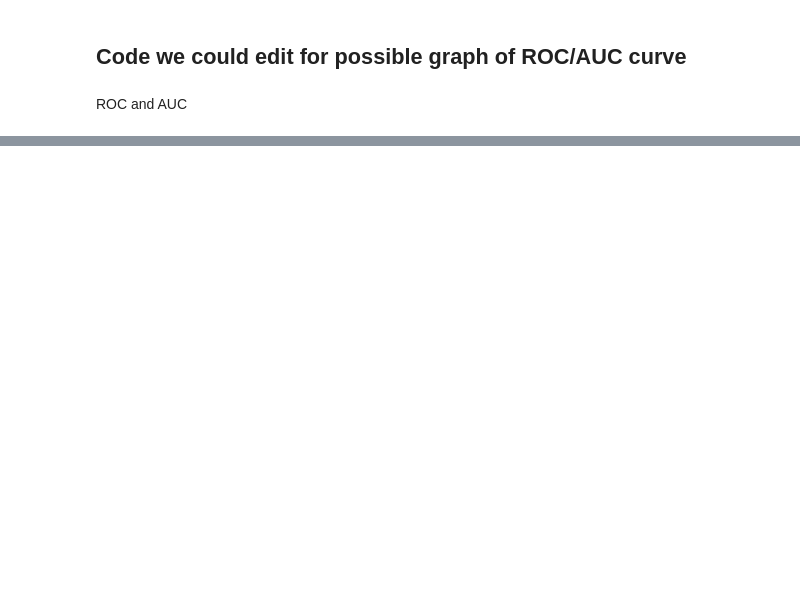
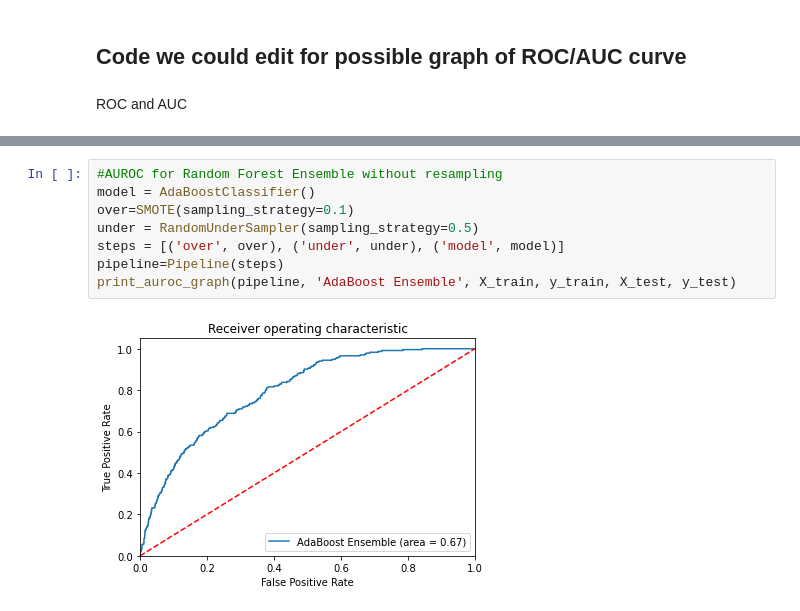
Before and after one commit to jhirschibar/ML_Options_trading, a Jupyter notebook: Initital_Analysis.ipynb, the cells around one changed output, grey strips where cells are left out. Drawn from its saved outputs; the diff is of its cells as text; blank space fills up the shorter version.

```diff
--- a/Initital_Analysis.ipynb
+++ b/Initital_Analysis.ipynb
@@ -246,0 +329,10 @@ plt.show()
+# %%
+#AUROC for Random Forest Ensemble without resampling
+model = AdaBoostClassifier()
+over=SMOTE(sampling_strategy=0.1)
+under = RandomUnderSampler(sampling_strategy=0.5)
+steps = [('over', over), ('under', under), ('model', model)]
+pipeline=Pipeline(steps)
+print_auroc_graph(pipeline, 'AdaBoost Ensemble', X_train, y_train, X_test, y_test)
+# %% [output]
+[figure, added]
```
Also changed, not shown: parts of 14 cells of this notebook.
